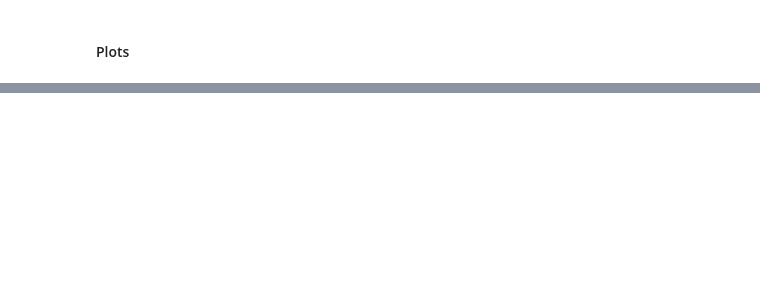
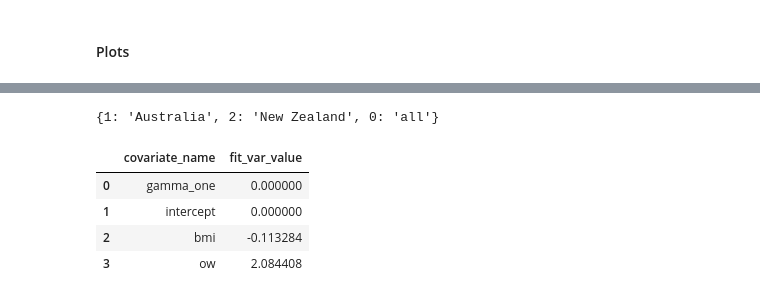
Before and after one commit to jizezhang/dismod_at-wrappers, a Jupyter notebook: demos/two_level_Sincidence_cov.ipynb, the cells around one changed output, grey strips where cells are left out. Drawn from its saved outputs; the diff is of its cells as text; code cells hidden in the pictures; blank space fills up the shorter version.

Commit message:
modify: disabled functionalities related to fine covariate grid

```diff
--- a/demos/two_level_Sincidence_cov.ipynb
+++ b/demos/two_level_Sincidence_cov.ipynb
@@ -36,15 +37,12 @@ rates_child_priors = [
     {'density': 'gaussian', 'mean':0.0, 'std': 1})]
 covariates = [{'name':'bmi','type': 'rate_value','effected': 'iota'},
              {'name': 'ow', 'type': 'rate_value', 'effected': 'iota'}]
-cov_priors = [({'density':'uniform','mean': 0.0},{'density':'gaussian','mean':0.0,'std':.1},\
-             {'density':'gaussian','mean':0.0,'std':.1}),
-             ({'density':'uniform','mean': 0.0},{'density':'gaussian','mean':0.0,'std':1},\
-             {'density':'gaussian','mean':0.0,'std': 1})]
+cov_priors = [{'density':'uniform','mean': 0.0}, {'density':'uniform','mean': 0.0}]
 #---------change path------------
-path = './data/incidence_two_level_cov.db'
+path_to_db = './data/incidence_two_level_cov.db'
 
 db = DismodDB(data, locations, integrand,rates, rates_parent_priors,
-              rates_child_priors, meas_noise_density,path, covariates=covariates, cov_priors=cov_priors)
+              rates_child_priors, meas_noise_density, path_to_db, covariates=covariates, cov_priors=cov_priors)
 # %% [markdown]
 #### Train model
 # %%
@@ -68,0 +70,10 @@ plt.plot_residuals('all')
+# %%
+output = DismodOutput(path_to_db)
+output.get_covariate_multiplier_values()
+# %% [output]
+{1: 'Australia', 2: 'New Zealand', 0: 'all'}
+|  | covariate_name | fit_var_value |
+| 0 | gamma_one | 0.000000 |
+| 1 | intercept | 0.000000 |
+| 2 | bmi | -0.113284 |
+| 3 | ow | 2.084408 |
```
Also changed, not shown: parts of 11 cells of this notebook, 4 other files.
